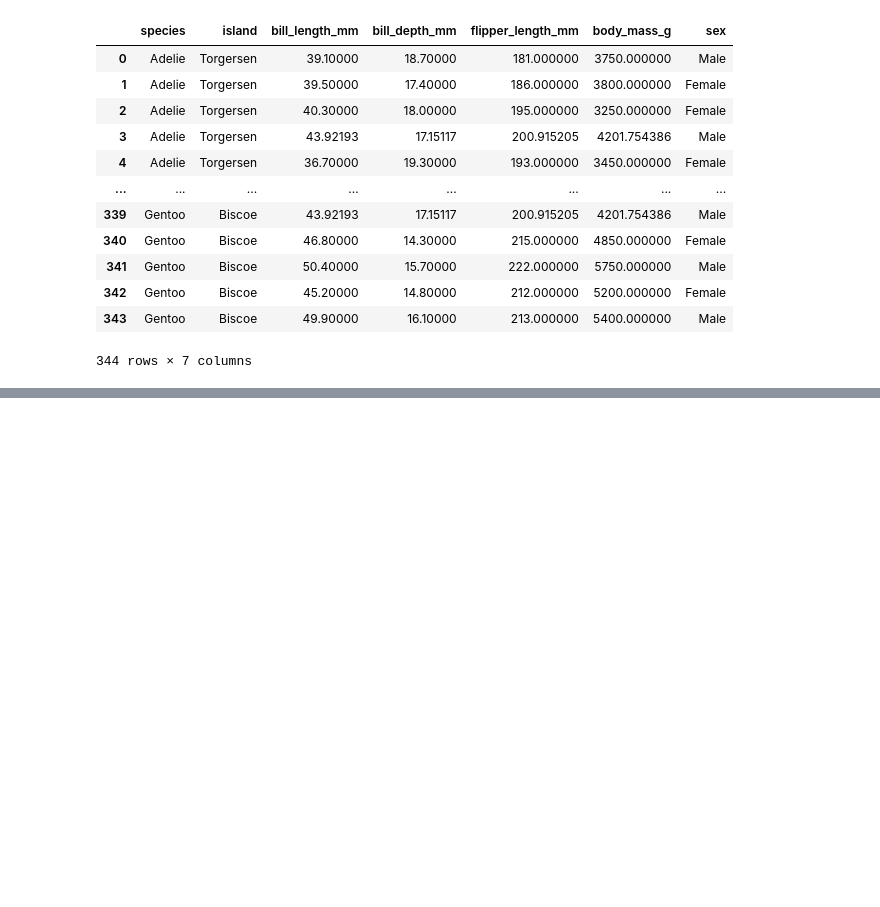
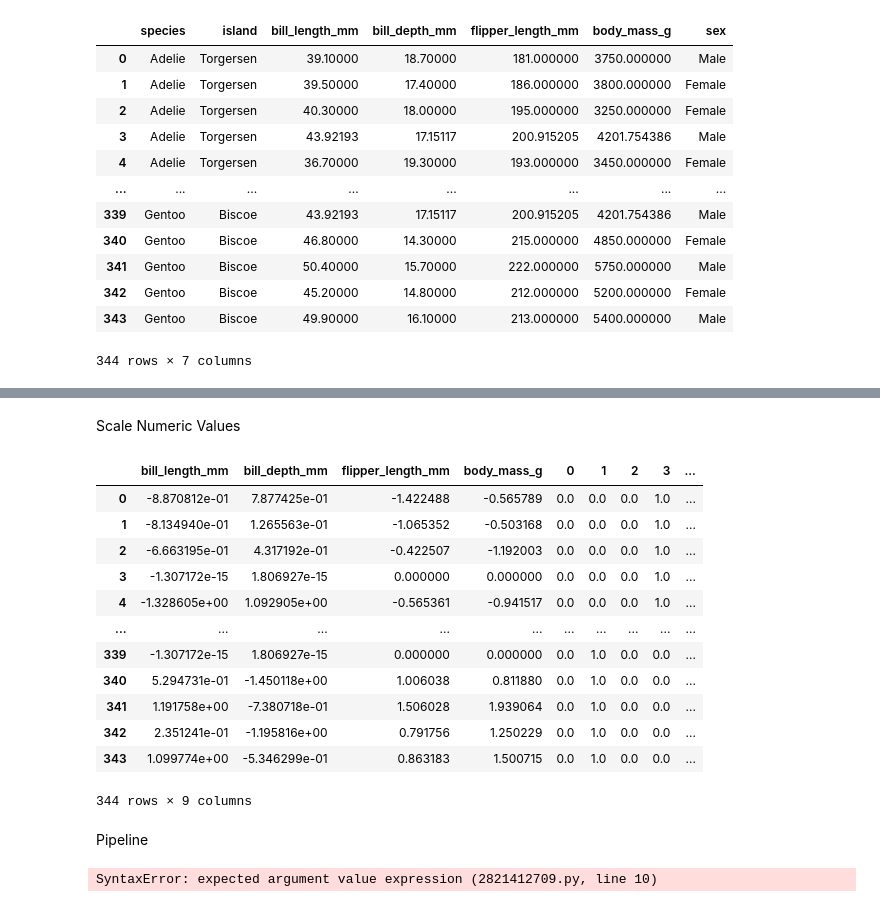
Before and after one commit to digipodium/DP-2025-ML-12.30-MTTFS, a Jupyter notebook: data_preprocessing.ipynb, the cells around one changed output, grey strips where cells are left out. Saved outputs shown, nothing was run; the diff lists cells and outputs as text; code cells hidden in the pictures; blank space fills up the shorter version.

```diff
--- a/data_preprocessing.ipynb
+++ b/data_preprocessing.ipynb
@@ -86,0 +188,36 @@ penguins
+# %% [markdown]
+Scale Numeric Values
+# %%
+scaler = StandardScaler()
+clean_df[num_cols]= scaler.fit_transform(clean_df[num_cols])
+clean_df
+# %% [output]
+|  | bill_length_mm | bill_depth_mm | flipper_length_mm | body_mass_g | 0 | 1 | 2 | 3 | ... |
+| 0 | -8.870812e-01 | 7.877425e-01 | -1.422488 | -0.565789 | 0.0 | 0.0 | 0.0 | 1.0 | ... |
+| 1 | -8.134940e-01 | 1.265563e-01 | -1.065352 | -0.503168 | 0.0 | 0.0 | 0.0 | 1.0 | ... |
+| 2 | -6.663195e-01 | 4.317192e-01 | -0.422507 | -1.192003 | 0.0 | 0.0 | 0.0 | 1.0 | ... |
+| 3 | -1.307172e-15 | 1.806927e-15 | 0.000000 | 0.000000 | 0.0 | 0.0 | 0.0 | 1.0 | ... |
+| 4 | -1.328605e+00 | 1.092905e+00 | -0.565361 | -0.941517 | 0.0 | 0.0 | 0.0 | 1.0 | ... |
+| ... | ... | ... | ... | ... | ... | ... | ... | ... | ... |
+| 339 | -1.307172e-15 | 1.806927e-15 | 0.000000 | 0.000000 | 0.0 | 1.0 | 0.0 | 0.0 | ... |
+| 340 | 5.294731e-01 | -1.450118e+00 | 1.006038 | 0.811880 | 0.0 | 1.0 | 0.0 | 0.0 | ... |
+| 341 | 1.191758e+00 | -7.380718e-01 | 1.506028 | 1.939064 | 0.0 | 1.0 | 0.0 | 0.0 | ... |
+| 342 | 2.351241e-01 | -1.195816e+00 | 0.791756 | 1.250229 | 0.0 | 1.0 | 0.0 | 0.0 | ... |
+| 343 | 1.099774e+00 | -5.346299e-01 | 0.863183 | 1.500715 | 0.0 | 1.0 | 0.0 | 0.0 | ... |
+344 rows × 9 columns
+# %% [markdown]
+Pipeline
+# %%
+from sklearn.pipeline import Pipeline
+from sklearn.compose import ColumnTransformer
+
+df = sns.load_dataset('penguins')
+
+num_cols = df.select_dtypes('number').columns
+cat_cols = df.select_dtype(exclude = 'number').columns
+
+num_pipeline = Pipeline(
+    steps =
+)
+# %% [output]
+SyntaxError: expected argument value expression (2821412709.py, line 10)
```
Also changed, not shown: parts of 11 cells of this notebook, 9 other files.
